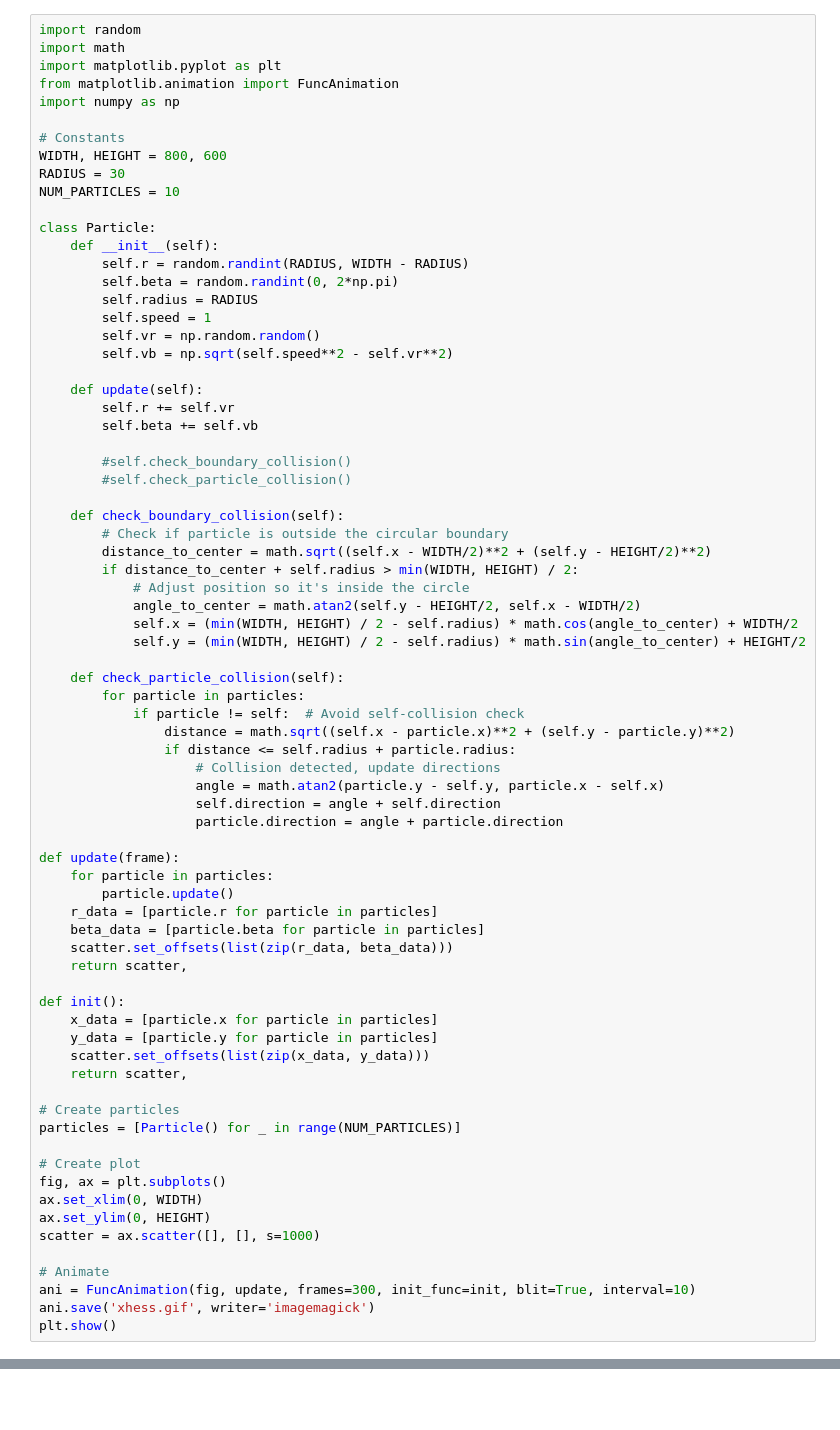
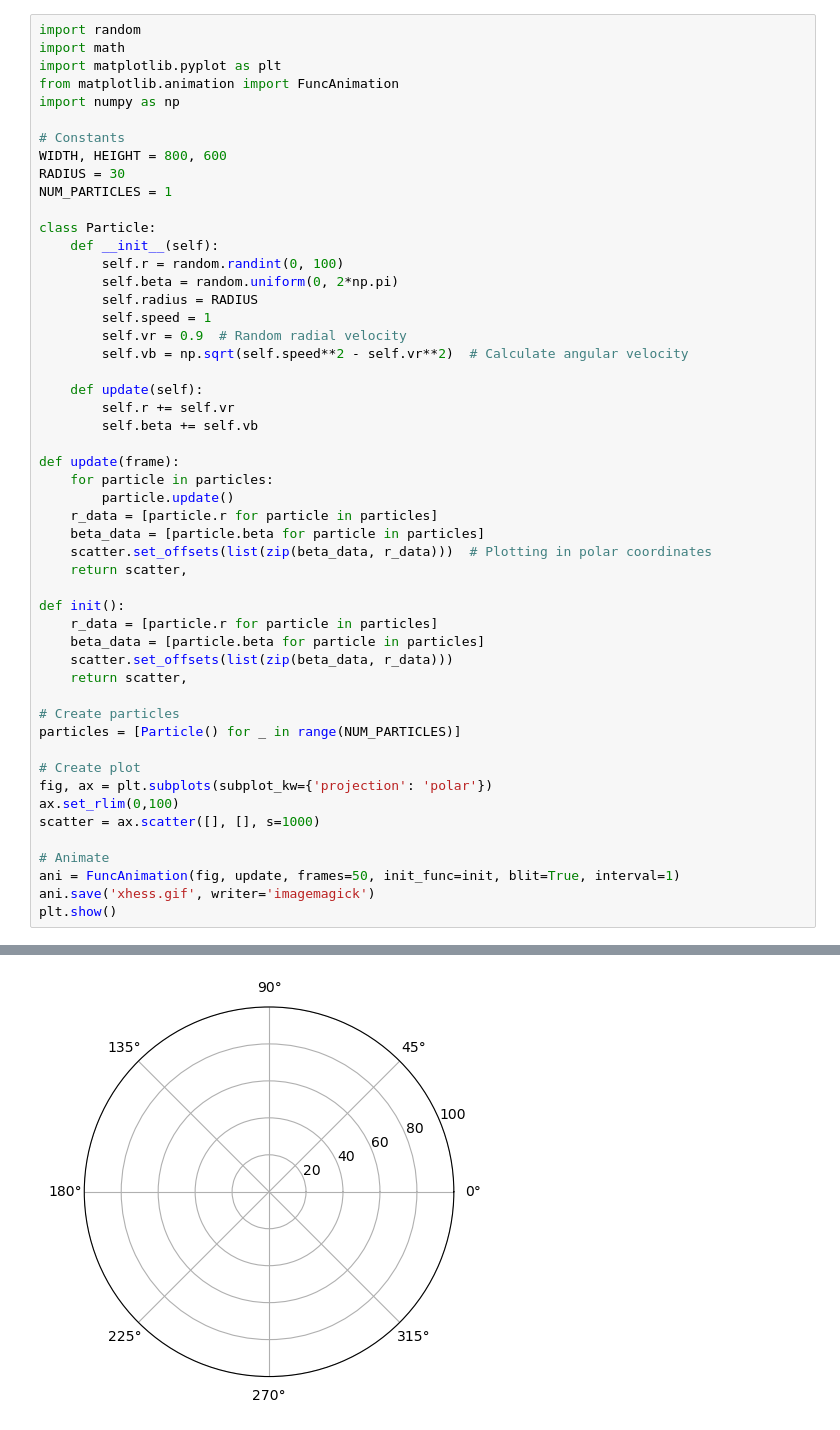
Before and after one commit to BenedictRussell/MA932-Project, a Jupyter notebook: luke.ipynb, the cells around one changed output, grey strips where cells are left out. Drawn from its saved outputs; the diff is of its cells as text; blank space fills up the shorter version.

```diff
--- a/luke.ipynb
+++ b/luke.ipynb
@@ -8,68 +8,45 @@ import numpy as np
 # Constants
 WIDTH, HEIGHT = 800, 600
 RADIUS = 30
-NUM_PARTICLES = 10
+NUM_PARTICLES = 1
 
 class Particle:
     def __init__(self):
-        self.r = random.randint(RADIUS, WIDTH - RADIUS)
-        self.beta = random.randint(0, 2*np.pi)
+        self.r = random.randint(0, 100)
+        self.beta = random.uniform(0, 2*np.pi)
         self.radius = RADIUS
         self.speed = 1
-        self.vr = np.random.random()
-        self.vb = np.sqrt(self.speed**2 - self.vr**2)
+        self.vr = 0.9  # Random radial velocity
+        self.vb = np.sqrt(self.speed**2 - self.vr**2)  # Calculate angular velocity
 
     def update(self):
         self.r += self.vr
         self.beta += self.vb
-
-        #self.check_boundary_collision()
-        #self.check_particle_collision()
-
-    def check_boundary_collision(self):
-        # Check if particle is outside the circular boundary
-        distance_to_center = math.sqrt((self.x - WIDTH/2)**2 + (self.y - HEIGHT/2)**2)
-        if distance_to_center + self.radius > min(WIDTH, HEIGHT) / 2:
-            # Adjust position so it's inside the circle
-            angle_to_center = math.atan2(self.y - HEIGHT/2, self.x - WIDTH/2)
-            self.x = (min(WIDTH, HEIGHT) / 2 - self.radius) * math.cos(angle_to_center) + WIDTH/2
-            self.y = (min(WIDTH, HEIGHT) / 2 - self.radius) * math.sin(angle_to_center) + HEIGHT/2
-
-    def check_particle_collision(self):
-        for particle in particles:
-            if particle != self:  # Avoid self-collision check
-                distance = math.sqrt((self.x - particle.x)**2 + (self.y - particle.y)**2)
-                if distance <= self.radius + particle.radius:
-                    # Collision detected, update directions
-                    angle = math.atan2(particle.y - self.y, particle.x - self.x)
-                    self.direction = angle + self.direction
-                    particle.direction = angle + particle.direction
 
 def update(frame):
     for particle in particles:
         particle.update()
     r_data = [particle.r for particle in particles]
     beta_data = [particle.beta for particle in particles]
-    scatter.set_offsets(list(zip(r_data, beta_data)))
+    scatter.set_offsets(list(zip(beta_data, r_data)))  # Plotting in polar coordinates
     return scatter,
 
 def init():
-    x_data = [particle.x for particle in particles]
-    y_data = [particle.y for particle in particles]
-    scatter.set_offsets(list(zip(x_data, y_data)))
+    r_data = [particle.r for particle in particles]
+    beta_data = [particle.beta for particle in particles]
+    scatter.set_offsets(list(zip(beta_data, r_data)))
     return scatter,
 
 # Create particles
 particles = [Particle() for _ in range(NUM_PARTICLES)]
 
 # Create plot
-fig, ax = plt.subplots()
-ax.set_xlim(0, WIDTH)
-ax.set_ylim(0, HEIGHT)
+fig, ax = plt.subplots(subplot_kw={'projection': 'polar'})
+ax.set_rlim(0,100)
 scatter = ax.scatter([], [], s=1000)
 
 # Animate
-ani = FuncAnimation(fig, update, frames=300, init_func=init, blit=True, interval=10)
+ani = FuncAnimation(fig, update, frames=50, init_func=init, blit=True, interval=1)
 ani.save('xhess.gif', writer='imagemagick')
 plt.show()
 # %% [output]
@@ -76,0 +53 @@ ValueError: non-integer stop for randrange()
+[figure, added]
```
Also changed, not shown: parts of 2 cells of this notebook, 2 other files.
